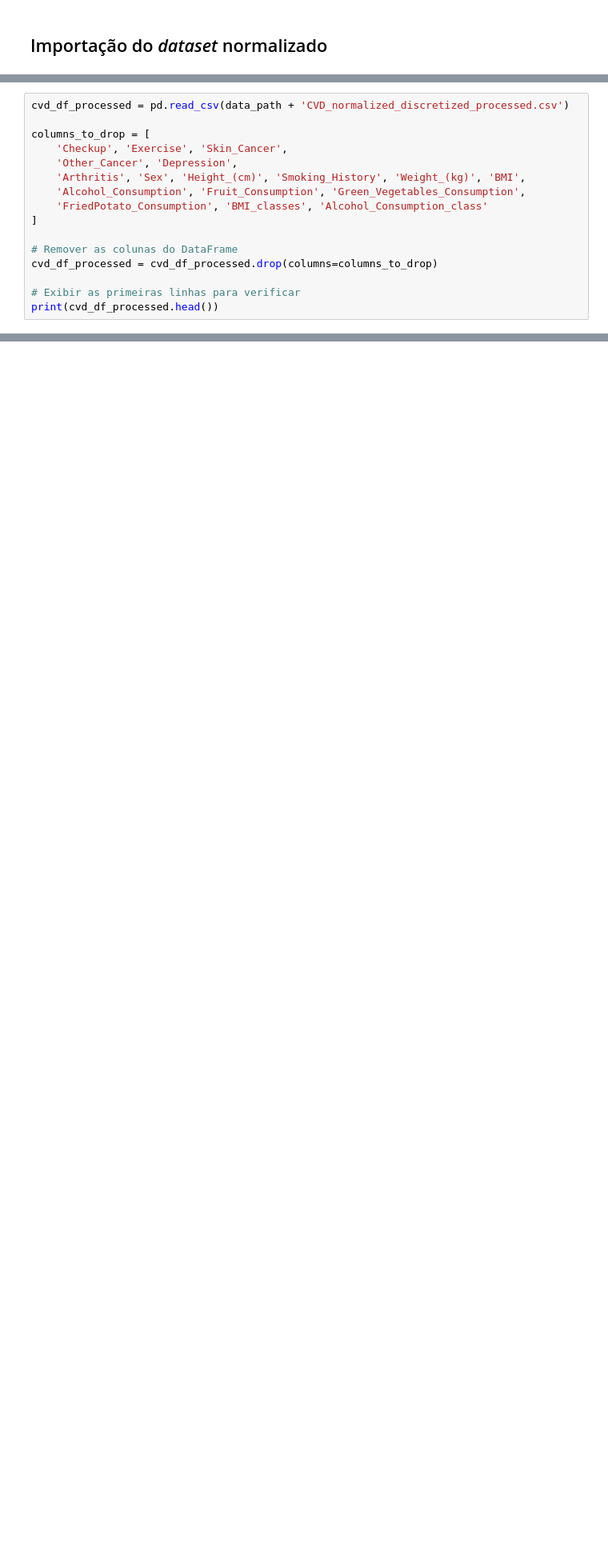
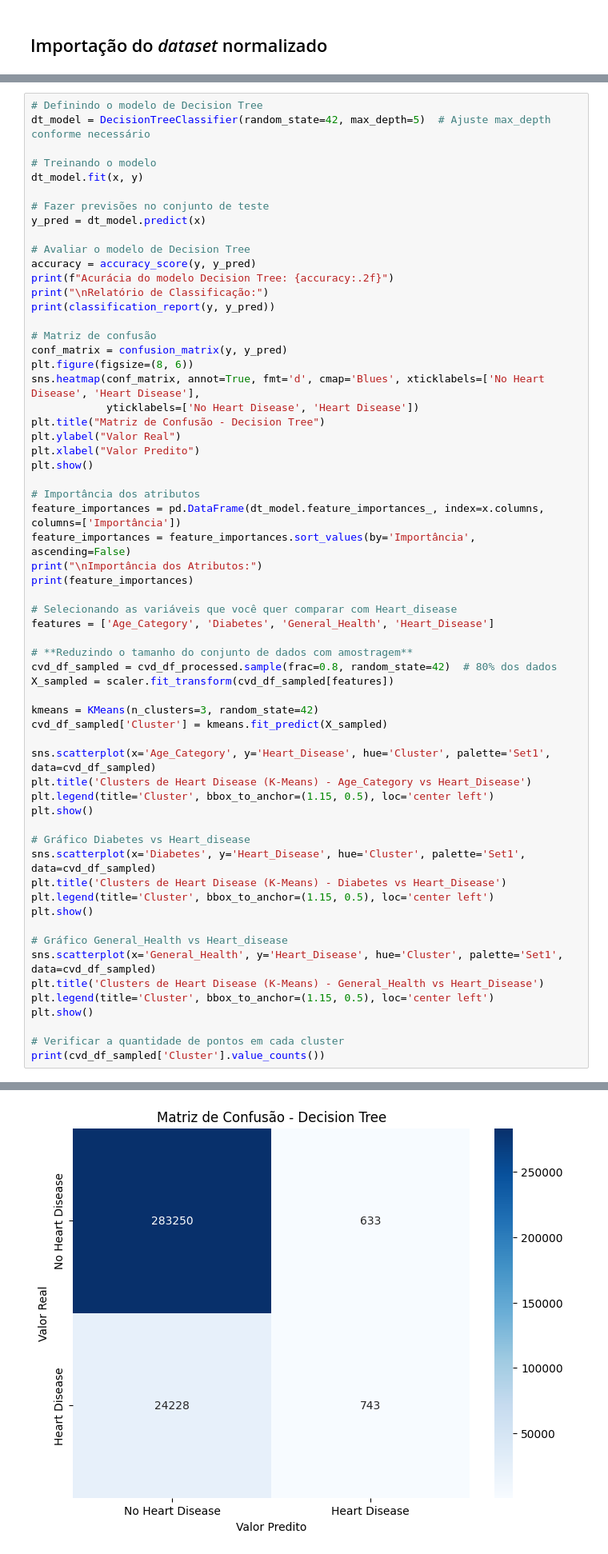
Before and after one commit to tjpoa/ProjetoIAA, a Jupyter notebook: notebooks/Deployment.ipynb, the cells around one changed output, grey strips where cells are left out. Shown at 80% size. Cells and saved outputs as stored; diff of their text form; blank space fills up the shorter version.

Commit message:
deployent + clusters

```diff
--- a/notebooks/Deployment.ipynb
+++ b/notebooks/Deployment.ipynb
@@ -30,16 +26,0 @@ y = cvd_df_processed['Heart_Disease']
-# %%
-cvd_df_processed = pd.read_csv(data_path + 'CVD_normalized_discretized_processed.csv')
-
-columns_to_drop = [
-    'Checkup', 'Exercise', 'Skin_Cancer',
-    'Other_Cancer', 'Depression',
-    'Arthritis', 'Sex', 'Height_(cm)', 'Smoking_History', 'Weight_(kg)', 'BMI',
-    'Alcohol_Consumption', 'Fruit_Consumption', 'Green_Vegetables_Consumption',
-    'FriedPotato_Consumption', 'BMI_classes', 'Alcohol_Consumption_class'
-]
-
-# Remover as colunas do DataFrame
-cvd_df_processed = cvd_df_processed.drop(columns=columns_to_drop)
-
-# Exibir as primeiras linhas para verificar
-print(cvd_df_processed.head())
@@ -103,0 +29,62 @@ Name: count, Length: 7093, dtype: int64
+# %%
+# Definindo o modelo de Decision Tree
+dt_model = DecisionTreeClassifier(random_state=42, max_depth=5)  # Ajuste max_depth conforme necessário
+
+# Treinando o modelo
+dt_model.fit(x, y)
+
+# Fazer previsões no conjunto de teste
+y_pred = dt_model.predict(x)
+
+# Avaliar o modelo de Decision Tree
+accuracy = accuracy_score(y, y_pred)
+print(f"Acurácia do modelo Decision Tree: {accuracy:.2f}")
+print("\nRelatório de Classificação:")
+print(classification_report(y, y_pred))
+
+# Matriz de confusão
+conf_matrix = confusion_matrix(y, y_pred)
+plt.figure(figsize=(8, 6))
+sns.heatmap(conf_matrix, annot=True, fmt='d', cmap='Blues', xticklabels=['No Heart Disease', 'Heart Disease'],
+            yticklabels=['No Heart Disease', 'Heart Disease'])
+plt.title("Matriz de Confusão - Decision Tree")
+plt.ylabel("Valor Real")
+plt.xlabel("Valor Predito")
+plt.show()
+
+# Importância dos atributos
+feature_importances = pd.DataFrame(dt_model.feature_importances_, index=x.columns, columns=['Importância'])
+feature_importances = feature_importances.sort_values(by='Importância', ascending=False)
+print("\nImportância dos Atributos:")
+print(feature_importances)
+
+# Selecionando as variáveis que você quer comparar com Heart_disease
+features = ['Age_Category', 'Diabetes', 'General_Health', 'Heart_Disease']
+
+# **Reduzindo o tamanho do conjunto de dados com amostragem**
+cvd_df_sampled = cvd_df_processed.sample(frac=0.8, random_state=42)  # 80% dos dados
+X_sampled = scaler.fit_transform(cvd_df_sampled[features])
+
+kmeans = KMeans(n_clusters=3, random_state=42)
+cvd_df_sampled['Cluster'] = kmeans.fit_predict(X_sampled)
+
+sns.scatterplot(x='Age_Category', y='Heart_Disease', hue='Cluster', palette='Set1', data=cvd_df_sampled)
+plt.title('Clusters de Heart Disease (K-Means) - Age_Category vs Heart_Disease')
+plt.legend(title='Cluster', bbox_to_anchor=(1.15, 0.5), loc='center left')
+plt.show()
+
+# Gráfico Diabetes vs Heart_disease
+sns.scatterplot(x='Diabetes', y='Heart_Disease', hue='Cluster', palette='Set1', data=cvd_df_sampled)
+plt.title('Clusters de Heart Disease (K-Means) - Diabetes vs Heart_Disease')
+plt.legend(title='Cluster', bbox_to_anchor=(1.15, 0.5), loc='center left')
+plt.show()
+
+# Gráfico General_Health vs Heart_disease
+sns.scatterplot(x='General_Health', y='Heart_Disease', hue='Cluster', palette='Set1', data=cvd_df_sampled)
+plt.title('Clusters de Heart Disease (K-Means) - General_Health vs Heart_Disease')
+plt.legend(title='Cluster', bbox_to_anchor=(1.15, 0.5), loc='center left')
+plt.show()
+
+# Verificar a quantidade de pontos em cada cluster
+print(cvd_df_sampled['Cluster'].value_counts())
+# %% [output]
@@ -103,0 +102 @@ Name: count, Length: 7093, dtype: int64
+[figure, added]
```
Also changed, not shown: parts of 9 cells of this notebook.
